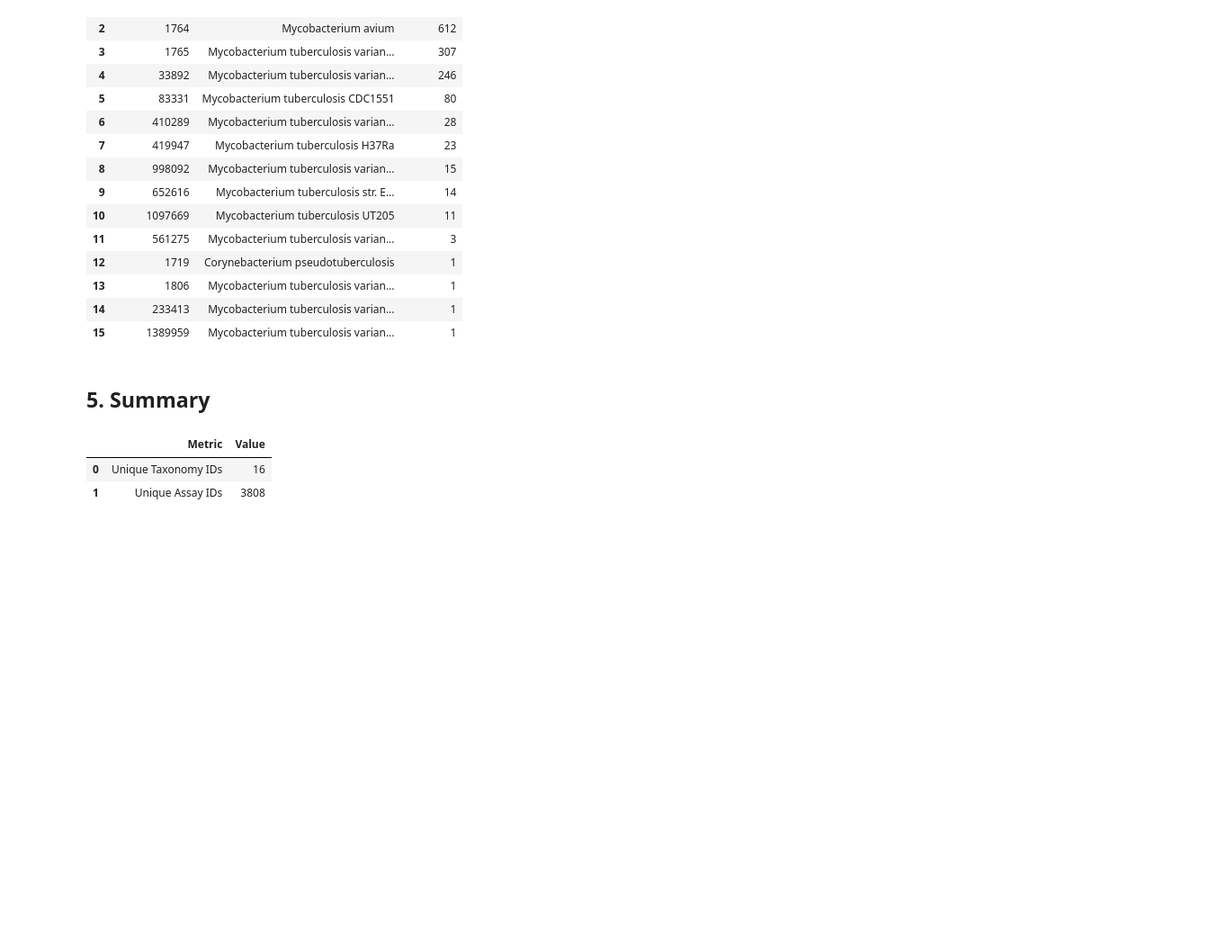
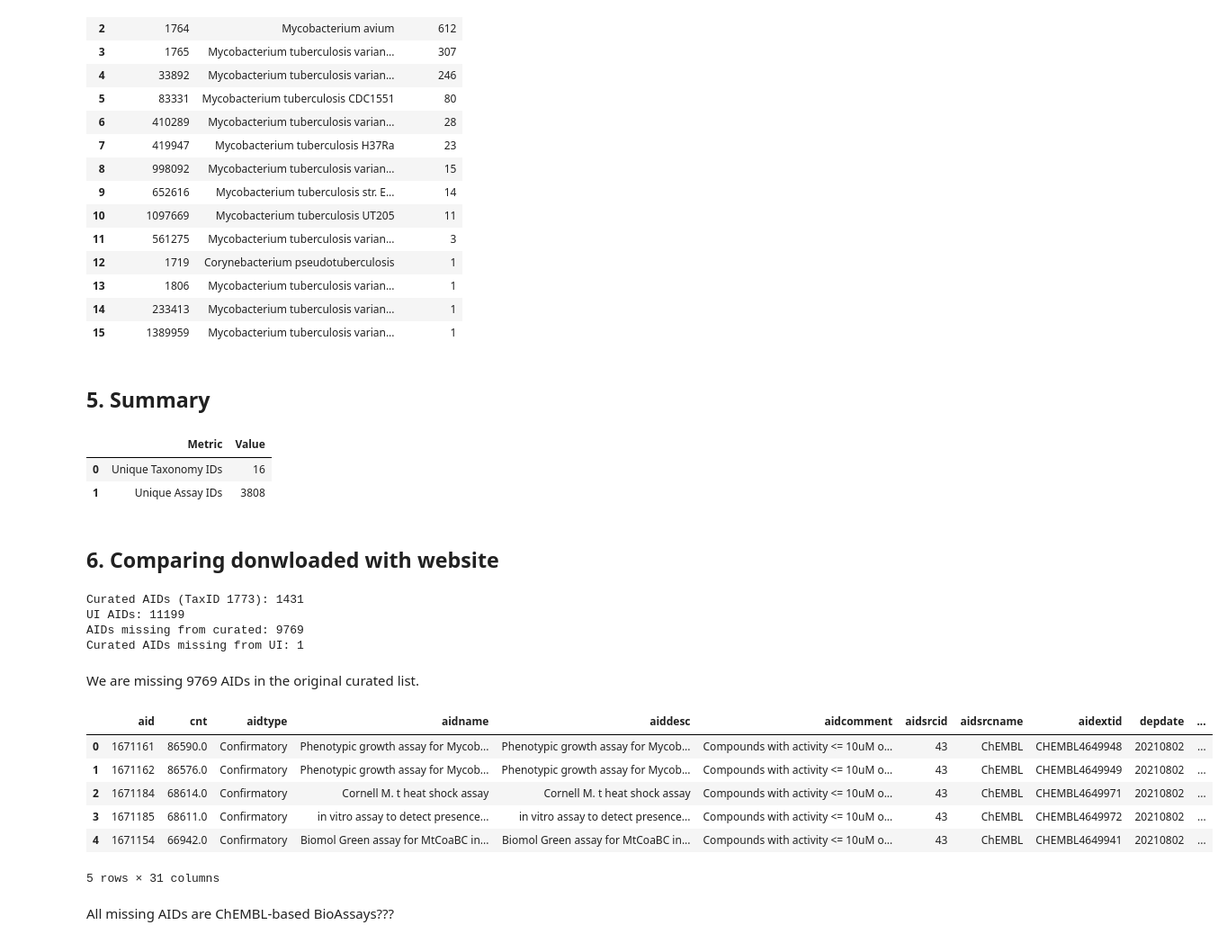
Before and after one commit to ersilia-os/pubchem-antimicrobial-tasks, a Jupyter notebook: notebooks/00_MTB_pubchem_pipeline.ipynb, the cells around one changed output. Shown at 90% size. Cells and saved outputs as stored; diff of their text form; code cells hidden in the pictures; blank space fills up the shorter version.

Commit message:
Comparing numbers

```diff
--- a/notebooks/00_MTB_pubchem_pipeline.ipynb
+++ b/notebooks/00_MTB_pubchem_pipeline.ipynb
@@ -21,7 +21,9 @@ import pandas as pd
 from pathlib import Path
 
 NOTEBOOK_DIR = Path().resolve()
-DATA_DIR = NOTEBOOK_DIR.parent / "data" / "raw"
+DATA_RAW = NOTEBOOK_DIR.parent / "data" / "raw"
+DATA_PROCESSED = NOTEBOOK_DIR.parent / "data" / "processed"
+DATA_PROCESSED.mkdir(exist_ok=True)
 # %% [markdown]
 ## 1. Load the TaxID–AID Mapping
 
@@ -123,3 +125,45 @@ summary
 |  | Metric | Value |
 | 0 | Unique Taxonomy IDs | 16 |
 | 1 | Unique Assay IDs | 3808 |
+# %% [markdown]
+## 6. Comparing donwloaded with website
+# %%
+# 1. Curated AIDs from your exported CSV (only TaxID 1773)
+df_curated_1773 = df_final[df_final["Taxonomy_ID"] == 1773].copy()
+curated_aids_1773 = set(df_curated_1773["AID"].astype(int))
+
+print("Curated AIDs (TaxID 1773):", len(curated_aids_1773))
+
+# 2. AIDs from the UI-downloaded assay table
+df_ui = pd.read_csv(DATA_RAW / "pubchem_taxid_1773_bioassay.csv")
+ui_aids = set(df_ui["aid"].astype(int))
+
+print("UI AIDs:", len(ui_aids))
+
+# 3. Compute differences
+missing_from_curated = ui_aids - curated_aids_1773
+extra_in_curated = curated_aids_1773 - ui_aids
+
+print("AIDs missing from curated:", len(missing_from_curated))
+print("Curated AIDs missing from UI:", len(extra_in_curated))
+# %% [output]
+Curated AIDs (TaxID 1773): 1431
+UI AIDs: 11199
+AIDs missing from curated: 9769
+Curated AIDs missing from UI: 1
+# %% [markdown]
+We are missing 9769 AIDs in the original curated list.
+# %%
+# 4. Extract metadata for missing ones
+df_missing = df_ui[df_ui["aid"].isin(missing_from_curated)]
+df_missing.head()
+# %% [output]
+|  | aid | cnt | aidtype | aidname | aiddesc | aidcomment | aidsrcid | aidsrcname | aidextid | depdate | ... |
+| 0 | 1671161 | 86590.0 | Confirmatory | Phenotypic growth assay for Mycob... | Phenotypic growth assay for Mycob... | Compounds with activity <= 10uM o... | 43 | ChEMBL | CHEMBL4649948 | 20210802 | ... |
+| 1 | 1671162 | 86576.0 | Confirmatory | Phenotypic growth assay for Mycob... | Phenotypic growth assay for Mycob... | Compounds with activity <= 10uM o... | 43 | ChEMBL | CHEMBL4649949 | 20210802 | ... |
+| 2 | 1671184 | 68614.0 | Confirmatory | Cornell M. t heat shock assay | Cornell M. t heat shock assay | Compounds with activity <= 10uM o... | 43 | ChEMBL | CHEMBL4649971 | 20210802 | ... |
+| 3 | 1671185 | 68611.0 | Confirmatory | in vitro assay to detect presence... | in vitro assay to detect presence... | Compounds with activity <= 10uM o... | 43 | ChEMBL | CHEMBL4649972 | 20210802 | ... |
+| 4 | 1671154 | 66942.0 | Confirmatory | Biomol Green assay for MtCoaBC in... | Biomol Green assay for MtCoaBC in... | Compounds with activity <= 10uM o... | 43 | ChEMBL | CHEMBL4649941 | 20210802 | ... |
+5 rows × 31 columns
+# %% [markdown]
+All missing AIDs are ChEMBL-based BioAssays???
```
Also changed, not shown: parts of 2 cells of this notebook.
